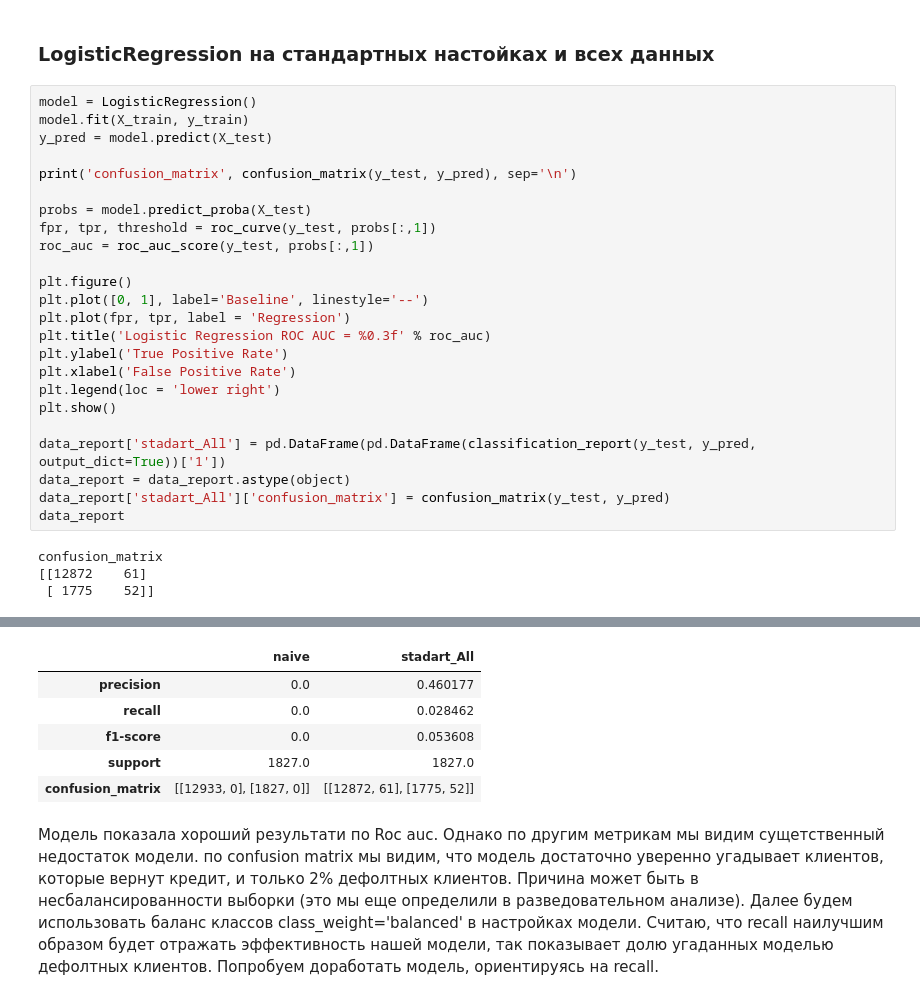
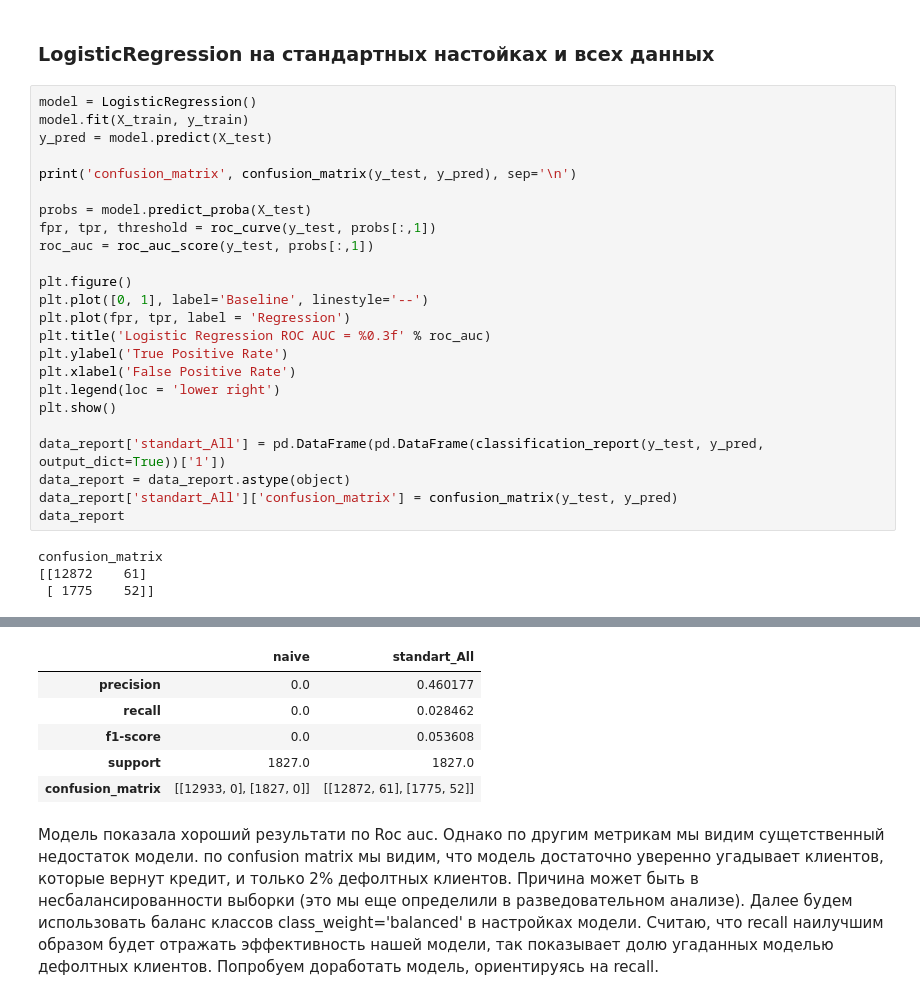
Before and after one commit to EvgeniyBerdyugin/SkillFactory-dspr-40, a Jupyter notebook: module_5/project_5_scoring.ipynb, the cells around one changed output, grey strips where cells are left out. Drawn from its saved outputs; the diff is of its cells as text.

```diff
--- a/module_5/project_5_scoring.ipynb
+++ b/module_5/project_5_scoring.ipynb
@@ -451,33 +451,33 @@ X_train, X_test, y_train, y_test = train_test_split(X, y, test_size=0.2, random_
 # %%
 model = LogisticRegression()
 model.fit(X_train, y_train)
 y_pred = model.predict(X_test)
 
 print('confusion_matrix', confusion_matrix(y_test, y_pred), sep='\n')
 
 probs = model.predict_proba(X_test)
 fpr, tpr, threshold = roc_curve(y_test, probs[:,1])
 roc_auc = roc_auc_score(y_test, probs[:,1])
 
 plt.figure()
 plt.plot([0, 1], label='Baseline', linestyle='--')
 plt.plot(fpr, tpr, label = 'Regression')
 plt.title('Logistic Regression ROC AUC = %0.3f' % roc_auc)
 plt.ylabel('True Positive Rate')
 plt.xlabel('False Positive Rate')
 plt.legend(loc = 'lower right')
 plt.show()
 
-data_report['stadart_All'] = pd.DataFrame(pd.DataFrame(classification_report(y_test, y_pred, output_dict=True))['1'])
+data_report['standart_All'] = pd.DataFrame(pd.DataFrame(classification_report(y_test, y_pred, output_dict=True))['1'])
 data_report = data_report.astype(object)
-data_report['stadart_All']['confusion_matrix'] = confusion_matrix(y_test, y_pred)
+data_report['standart_All']['confusion_matrix'] = confusion_matrix(y_test, y_pred)
 data_report
 # %% [output]
 confusion_matrix
 [[12872    61]
  [ 1775    52]]
 [figure]
-|  | naive | stadart_All |
+|  | naive | standart_All |
 | precision | 0.0 | 0.460177 |
 | recall | 0.0 | 0.028462 |
 | f1-score | 0.0 | 0.053608 |
```
Also changed, not shown: parts of 76 cells of this notebook.
